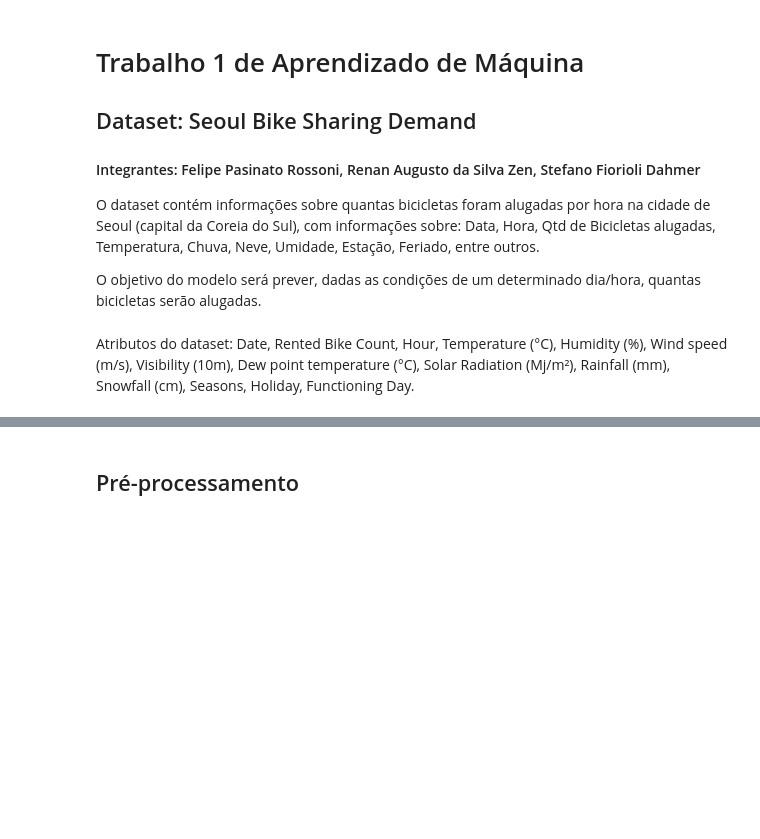
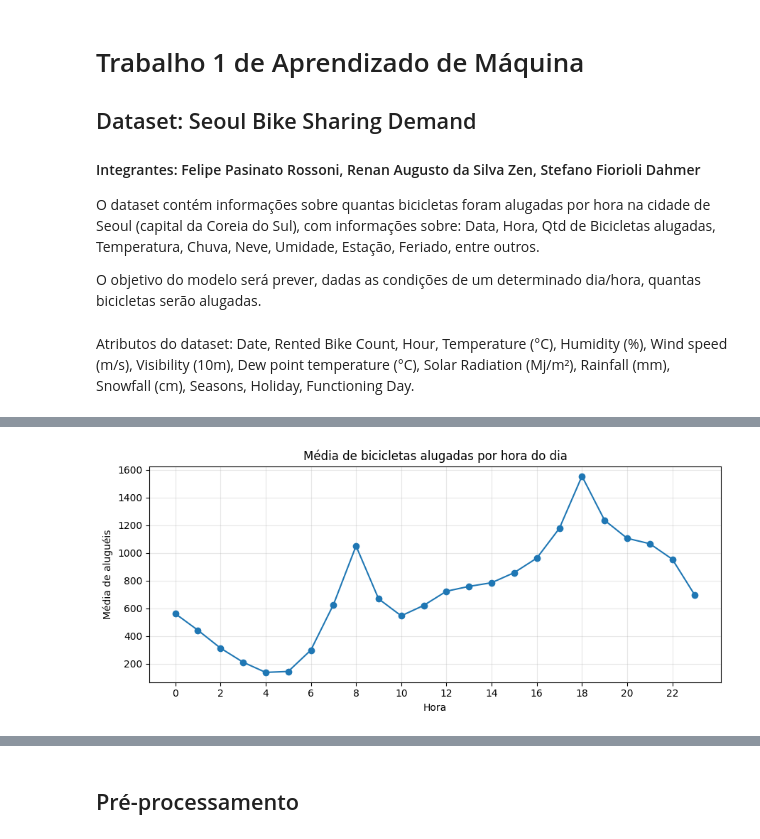
Before and after one commit to fprossoni/MachineLearning_SeoulBikeSharing, a Jupyter notebook: T1_Aprendizado_Bike_Sharing.ipynb, the cells around one changed output, grey strips where cells are left out. Saved outputs shown, nothing was run; the diff lists cells and outputs as text; code cells hidden in the pictures; blank space fills up the shorter version.

```diff
--- a/T1_Aprendizado_Bike_Sharing.ipynb
+++ b/T1_Aprendizado_Bike_Sharing.ipynb
@@ -45,0 +158,15 @@ None
+# %%
+media_hora = df_func.groupby('Hour')['Rented Bike Count'].mean()
+
+plt.figure(figsize=(9, 4))
+plt.plot(media_hora.index, media_hora.values, marker='o')
+
+plt.title('Média de bicicletas alugadas por hora do dia')
+plt.xlabel('Hora')
+plt.ylabel('Média de aluguéis')
+plt.xticks(range(0, 24, 2))
+plt.grid(True, alpha=0.3)
+plt.tight_layout()
+plt.show()
+# %% [output]
+[figure, added]
```
Also changed, not shown: parts of 15 cells of this notebook.
